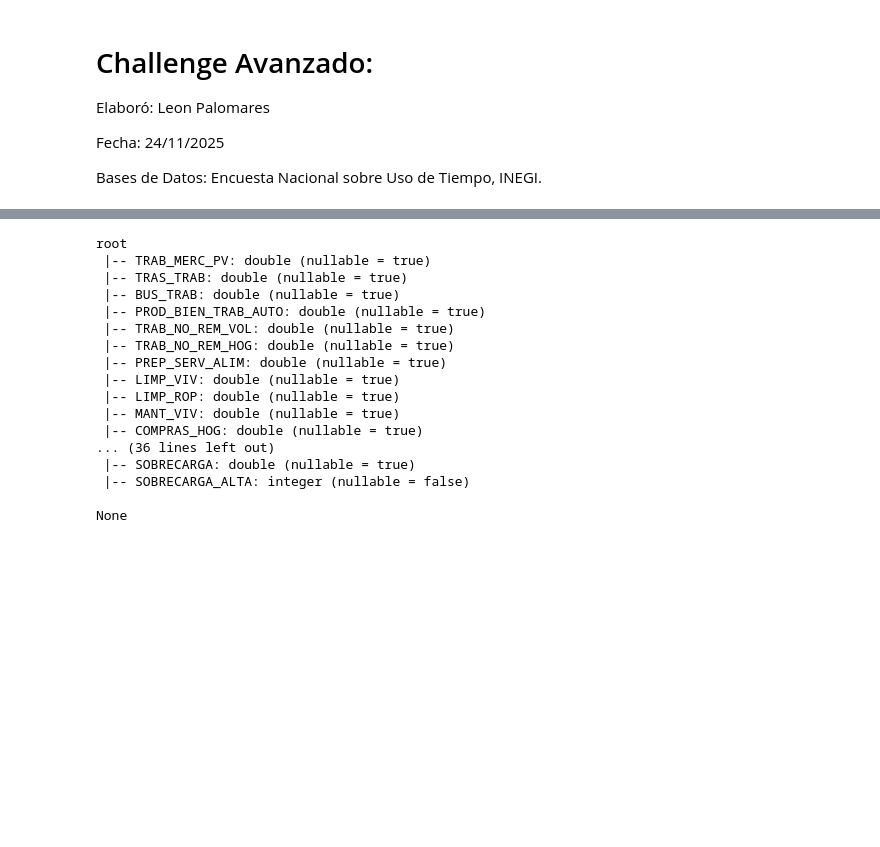
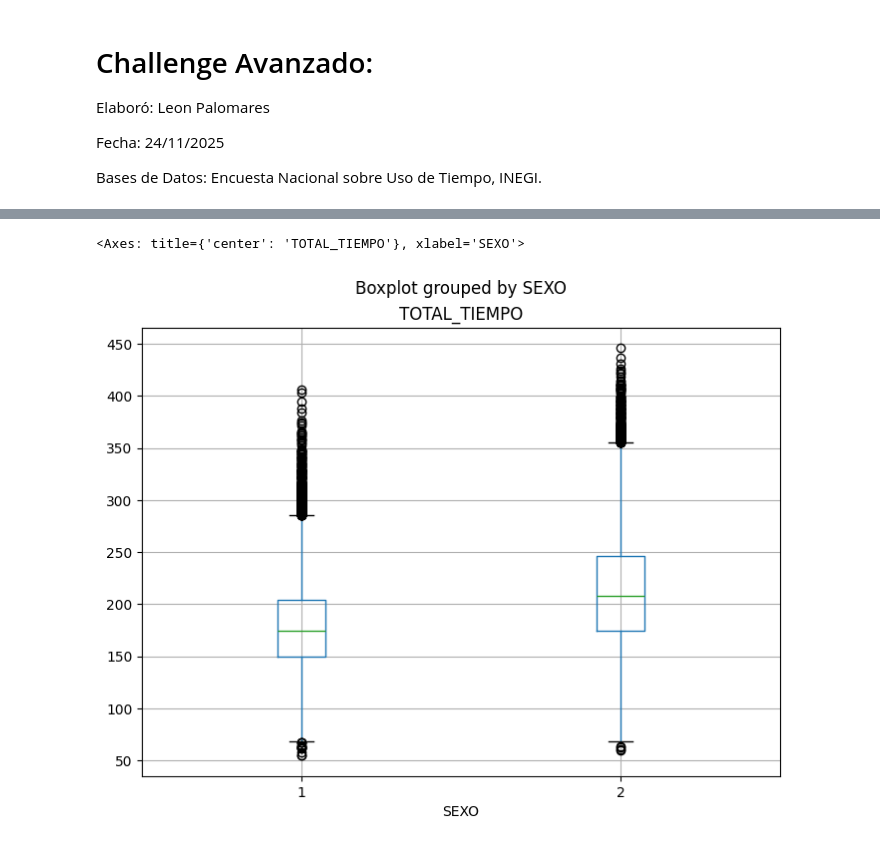
Before and after one commit to LMelkart/ProcessBigData25B_Palomares, a Jupyter notebook: Challenge Avanzado/ChallengeAvanzado.ipynb, the cells around one changed output, grey strips where cells are left out. Drawn from its saved outputs; the diff is of its cells as text; code cells hidden in the pictures; blank space fills up the shorter version.

```diff
--- a/Challenge Avanzado/ChallengeAvanzado.ipynb
+++ b/Challenge Avanzado/ChallengeAvanzado.ipynb
@@ -63,0 +139,14 @@ Número total de columnas restantes: 47
+# %%
+print("Número total de columnas:", len(df.columns))
+
+cols_drop = ["LLAVEMOD", "LLAVEVIV", "LLAVEHOG", "CONTROL", "VIV_SEL", "HOGAR", "N_REN", "EST_DIS", "UPM_DIS", "FAC_PER"]
+df1 = df.drop(*cols_drop)
+
+cols_con_cp = [c for c in df1.columns if "CON_CP" in c]
+df1 = df1.drop(*cols_con_cp)
+cols_drop = ["ACTIV_PROD_SIN_CP", "ACTIV_MERC",
+             "PROD_BIEN_HOG_RURAL",
+             "PREP_SERV_ALIM_RURAL", "BUS_TRAB"]
+df1 = df1.drop(*cols_drop)
+
+print("Número total de columnas restantes:", len(df1.columns))
@@ -64,9 +315,17 @@ Número total de columnas restantes: 47
 # %%
 sobrecarga = [
-    "ACTIV_MERC",
     "TRAB_MERC_PV",
     "TRAS_TRAB",
+    "PROD_BIEN_TRAB_AUTO",
+    "TRAB_NO_REM_VOL",
     "TRAB_NO_REM_HOG",
+    "PREP_SERV_ALIM",
+    "LIMP_VIV",
+    "LIMP_ROP",
+    "MANT_VIV",
+    "COMPRAS_HOG",
+    "PAGOS_TRAM_HOG",
+    "ORG_SUP_HOG",
     "TRAB_NO_REM_CUID_HOG",
     "CUID_ESP_INT_HOG_SIN_CP",
     "CUID_INT_0A5_SIN_CP",
@@ -74,13 +333,16 @@ sobrecarga = [
     "CUID_INT_15A59",
     "CUID_INT_60MAS_SIN_CP",
     "TRAB_NO_REM_OTROS_HOG",
-    "PROD_BIEN_TRAB_AUTO",
-    "PROD_BIEN_HOG_RURAL"
+    "APOY_HOG_FAM",
+    "TRAB_DOM_OTROS_HOG_FAM",
+    "CUID_ESP_DISC_ENF",
+    "CUID_PER_OTROS_HOG",
+    "TRAB_NO_REM_NO_FAM"
 ]
 
-sobrecarga = [v for v in sobrecarga if v in df1.columns]
+sobrecarga = [v for v in sobrecarga if v in df2.columns]
 
-df2 = df1.withColumn(
+df2 = df2.withColumn(
     "SOBRECARGA",
     sum([col(v) for v in sobrecarga])
 )
@@ -114,24 +376,16 @@ df2.select("SOBRECARGA", "SOBRECARGA_ALTA").show(20)
 +------------------+---------------+
 only showing top 20 rows
-# %%
-print(df2.printSchema())
-# %% [output]
-root
- |-- TRAB_MERC_PV: double (nullable = true)
- |-- TRAS_TRAB: double (nullable = true)
- |-- BUS_TRAB: double (nullable = true)
- |-- PROD_BIEN_TRAB_AUTO: double (nullable = true)
- |-- TRAB_NO_REM_VOL: double (nullable = true)
- |-- TRAB_NO_REM_HOG: double (nullable = true)
- |-- PREP_SERV_ALIM: double (nullable = true)
- |-- LIMP_VIV: double (nullable = true)
- |-- LIMP_ROP: double (nullable = true)
- |-- MANT_VIV: double (nullable = true)
- |-- COMPRAS_HOG: double (nullable = true)
-... (36 lines left out)
- |-- SOBRECARGA: double (nullable = true)
- |-- SOBRECARGA_ALTA: integer (nullable = false)
-
-None
+# %%
+df2 = df2.withColumn(
+    "SOBRECARGA_ALTA",
+    F.when(F.col("TOTAL_TIEMPO") > p75, 1).otherwise(0)
+)
+# %%
+col_pd = df2.toPandas()
+
+col_pd.boxplot(column="TOTAL_TIEMPO", by="SEXO", figsize=(8,6))
+# %% [output]
+<Axes: title={'center': 'TOTAL_TIEMPO'}, xlabel='SEXO'>
+[figure, added]
 # %%
 feature_columns = [
```
Also changed, not shown: parts of 24 cells of this notebook.
